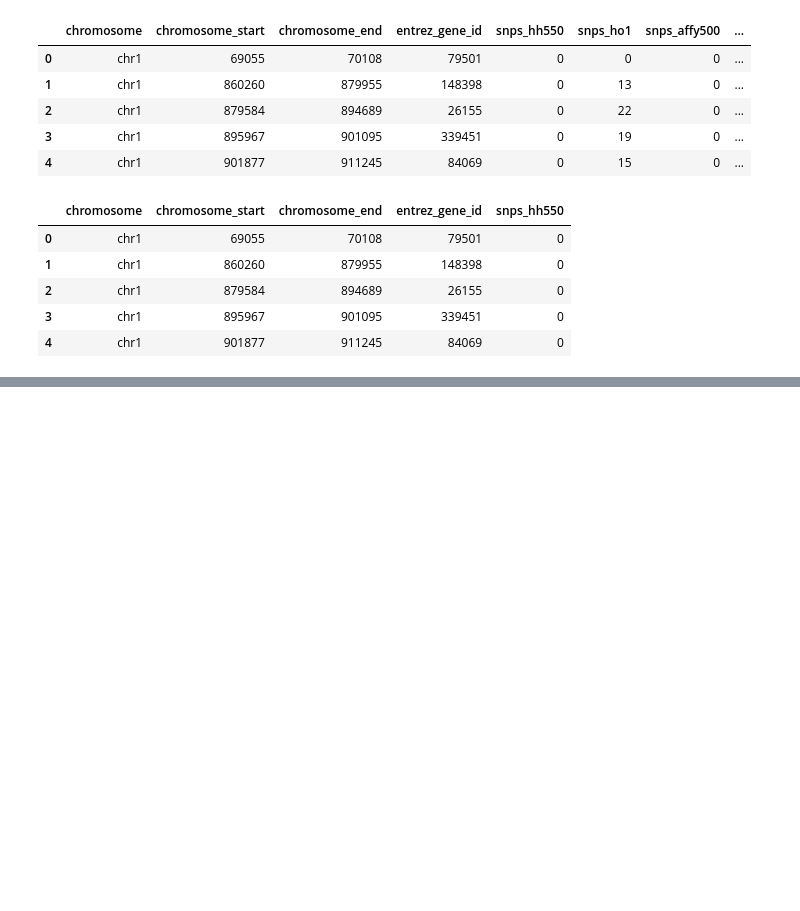
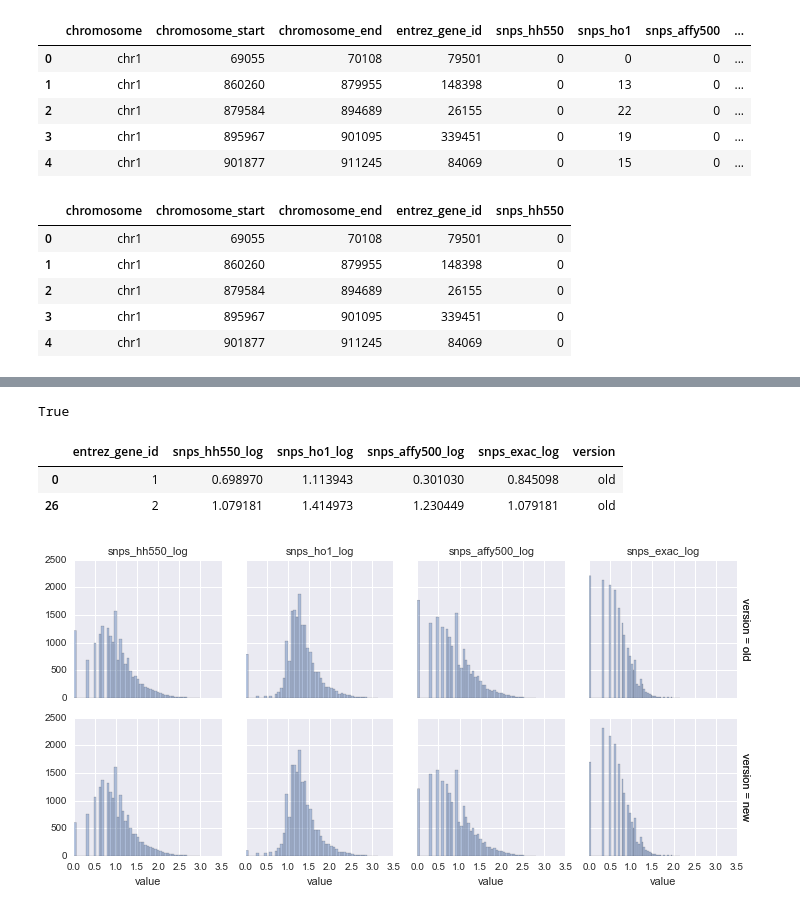
Before and after one commit to dhimmel/snplentiful, a Jupyter notebook: diagnose.ipynb, the cells around one changed output, grey strips where cells are left out. Drawn from its saved outputs; the diff is of its cells as text; code cells hidden in the pictures; blank space fills up the shorter version.

```diff
--- a/diagnose.ipynb
+++ b/diagnose.ipynb
@@ -58,0 +85,4 @@ combined_df.groupby('chromosome').agree.mean().reset_index()
+# %%
+url = 'https://raw.githubusercontent.com/dhimmel/snplentiful/5238adf66c9a2566e04ca81666fa6b4d47394fa1/data/combined.tsv.gz'
+new_df = pandas.read_table(gzip.open(io.BytesIO(requests.get(url).content), 'rt'))
+new_df.head(2)
@@ -58,0 +93,4 @@ combined_df.groupby('chromosome').agree.mean().reset_index()
+# %%
+url = 'https://raw.githubusercontent.com/dhimmel/snplentiful/b795aa195a2c2f35bafb1e6b33c4819bff30d0a7/data/combined.tsv.gz'
+old_df = pandas.read_table(gzip.open(io.BytesIO(requests.get(url).content), 'rt'))
+old_df.head(2)
@@ -58,0 +101,18 @@ combined_df.groupby('chromosome').agree.mean().reset_index()
+# %%
+# Check whether all degrees are the same
+all(new_df.degree == old_df.degree)
+# %% [output]
+True
+# %%
+select = ['entrez_gene_id', 'snps_hh550_log', 'snps_ho1_log', 'snps_affy500_log', 'snps_exac_log']
+old_df = old_df[select]
+new_df = new_df[select]
+old_df['version'] = 'old'
+new_df['version'] = 'new'
+combined_df = pandas.concat([old_df, new_df])
+combined_df = combined_df.drop_duplicates(['entrez_gene_id', 'version'])
+combined_df.head(2)
+# %% [output]
+|  | entrez_gene_id | snps_hh550_log | snps_ho1_log | snps_affy500_log | snps_exac_log | version |
+| 0 | 1 | 0.698970 | 1.113943 | 0.301030 | 0.845098 | old |
+| 26 | 2 | 1.079181 | 1.414973 | 1.230449 | 1.079181 | old |
@@ -58,0 +122,8 @@ combined_df.groupby('chromosome').agree.mean().reset_index()
+# %%
+plot_df = pandas.melt(combined_df, id_vars = ['entrez_gene_id', 'version'])
+grid = seaborn.FacetGrid(plot_df, row='version', col='variable', margin_titles=True, size=2.5)
+grid.map(seaborn.distplot, 'value', kde=False)
+grid.set_titles(col_template='{col_name}');
+grid.savefig('figure/diagnosis-histograms.png', dpi=200)
+# %% [output]
+[figure, added]
```
Also changed, not shown: parts of 9 cells of this notebook, 9 other files.
